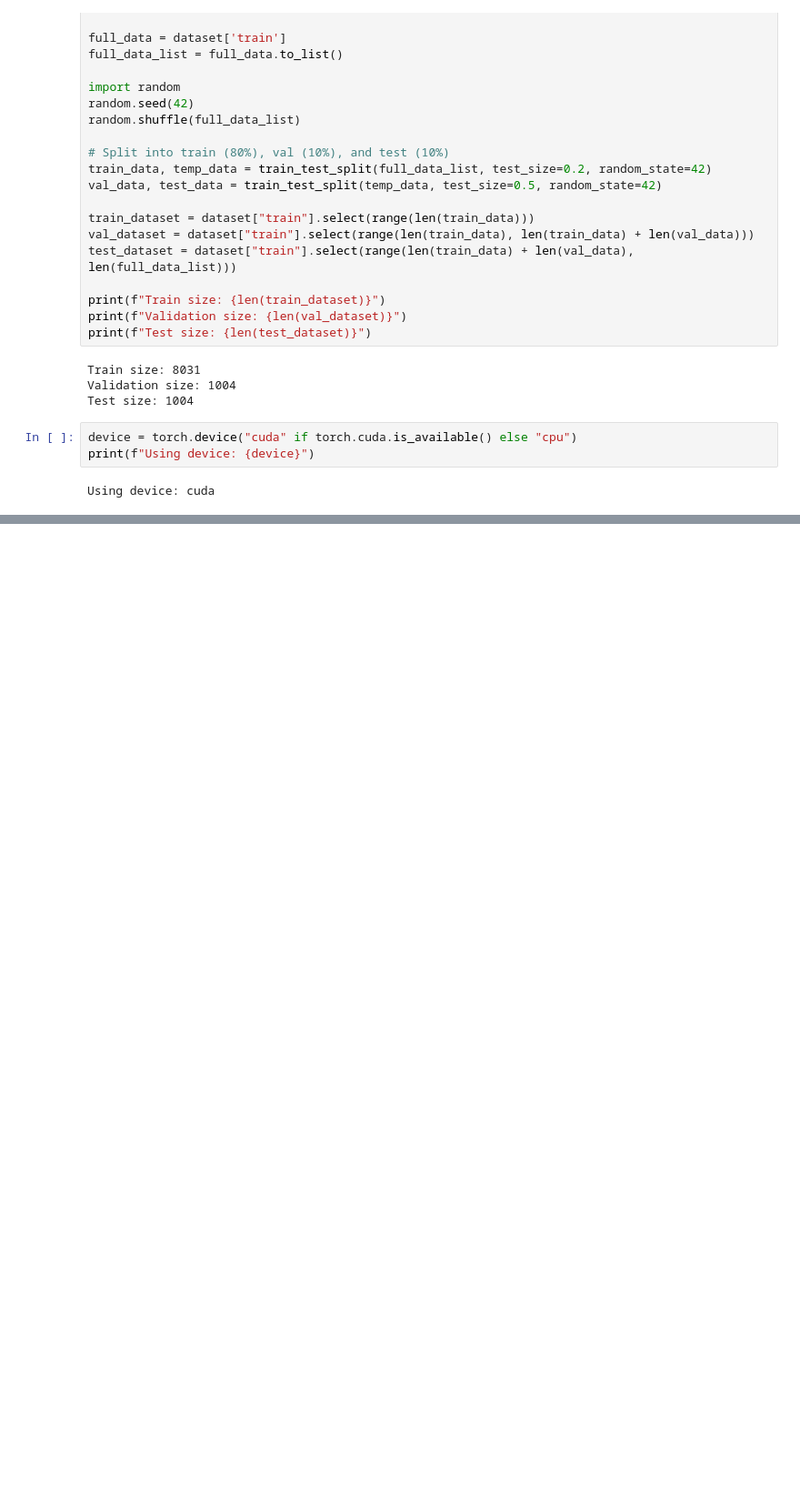
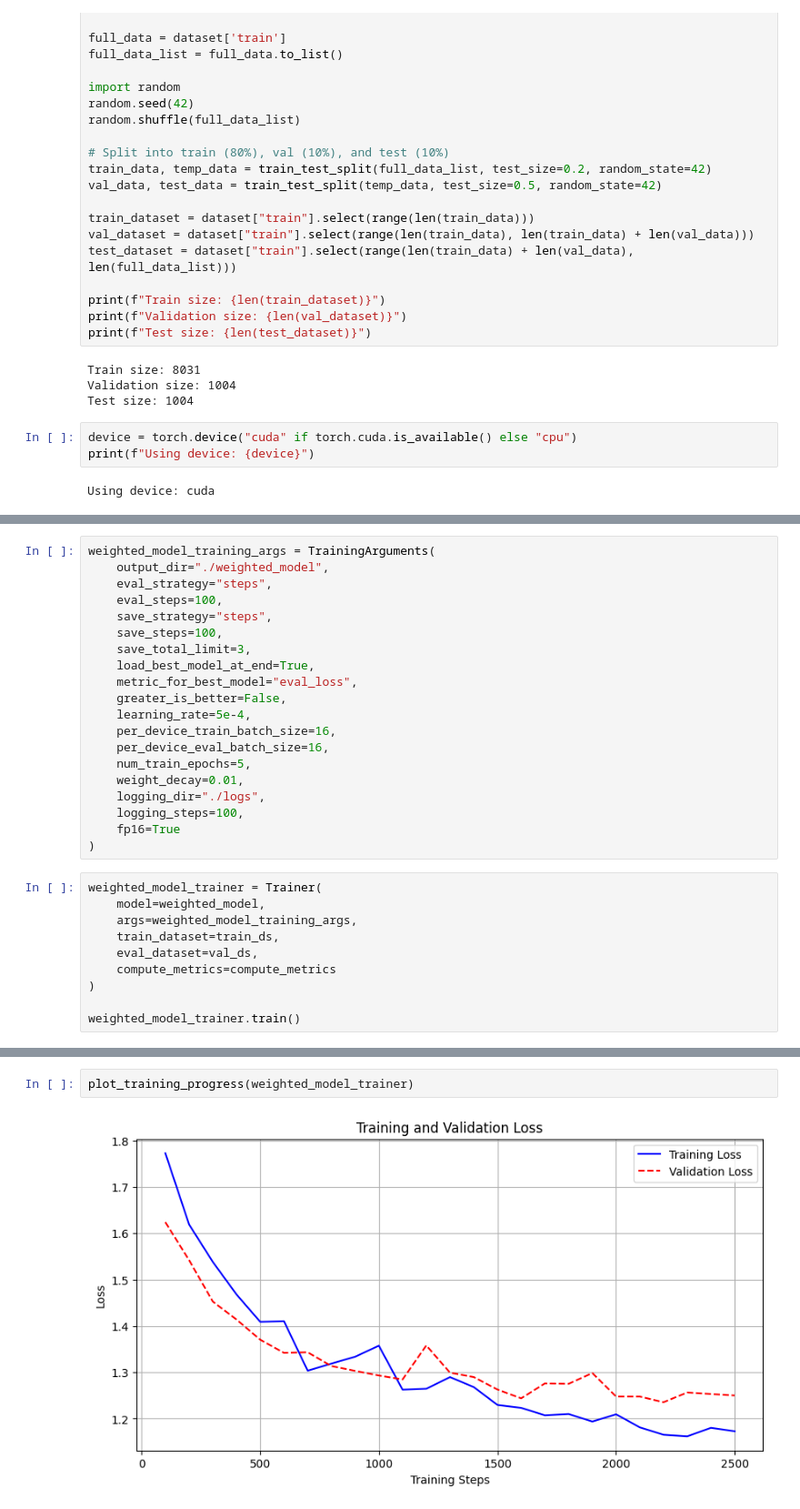
Before and after one commit to JiachengPang/csci535_project, a Jupyter notebook: model.ipynb, the cells around one changed output, grey strips where cells are left out. Shown: that part at 91% size. Drawn from its saved outputs; the diff is of its cells as text; blank space fills up the shorter version.

```diff
--- a/model.ipynb
+++ b/model.ipynb
@@ -169,0 +405,30 @@ test_results
+# %%
+weighted_model_training_args = TrainingArguments(
+    output_dir="./weighted_model",
+    eval_strategy="steps",
+    eval_steps=100,
+    save_strategy="steps",
+    save_steps=100,
+    save_total_limit=3,
+    load_best_model_at_end=True,
+    metric_for_best_model="eval_loss",
+    greater_is_better=False,
+    learning_rate=5e-4,
+    per_device_train_batch_size=16,
+    per_device_eval_batch_size=16,
+    num_train_epochs=5,
+    weight_decay=0.01,
+    logging_dir="./logs",
+    logging_steps=100,
+    fp16=True
+)
+# %%
+weighted_model_trainer = Trainer(
+    model=weighted_model,
+    args=weighted_model_training_args,
+    train_dataset=train_ds,
+    eval_dataset=val_ds,
+    compute_metrics=compute_metrics
+)
+
+weighted_model_trainer.train()
@@ -169,0 +455,4 @@ test_results
+# %%
+plot_training_progress(weighted_model_trainer)
+# %% [output]
+[figure, added]
```
Also changed, not shown: parts of 23 cells of this notebook.
